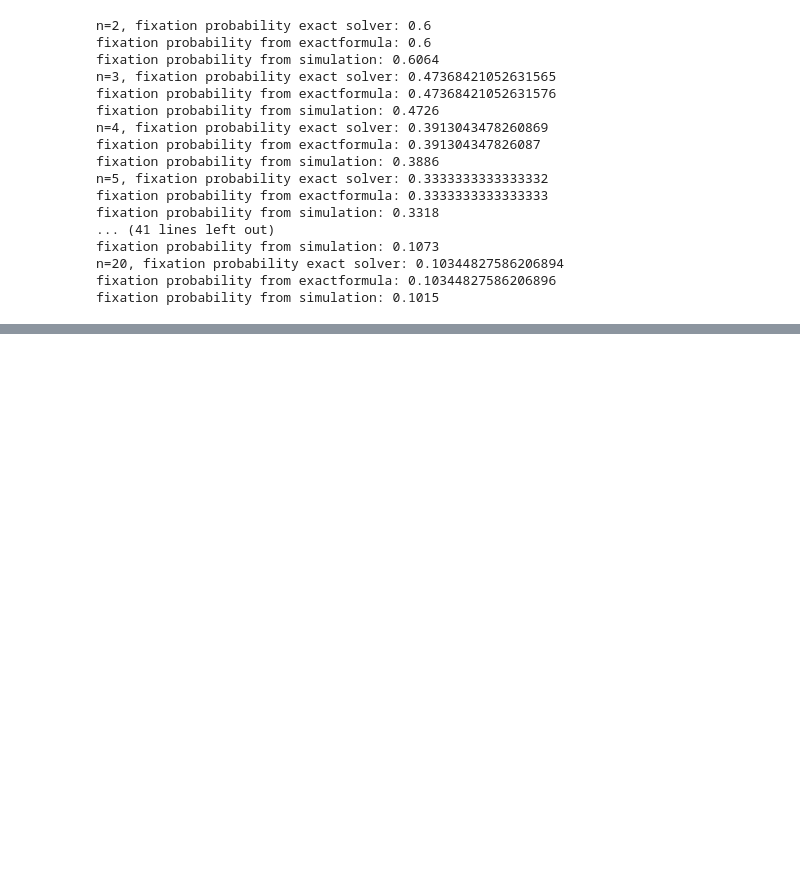
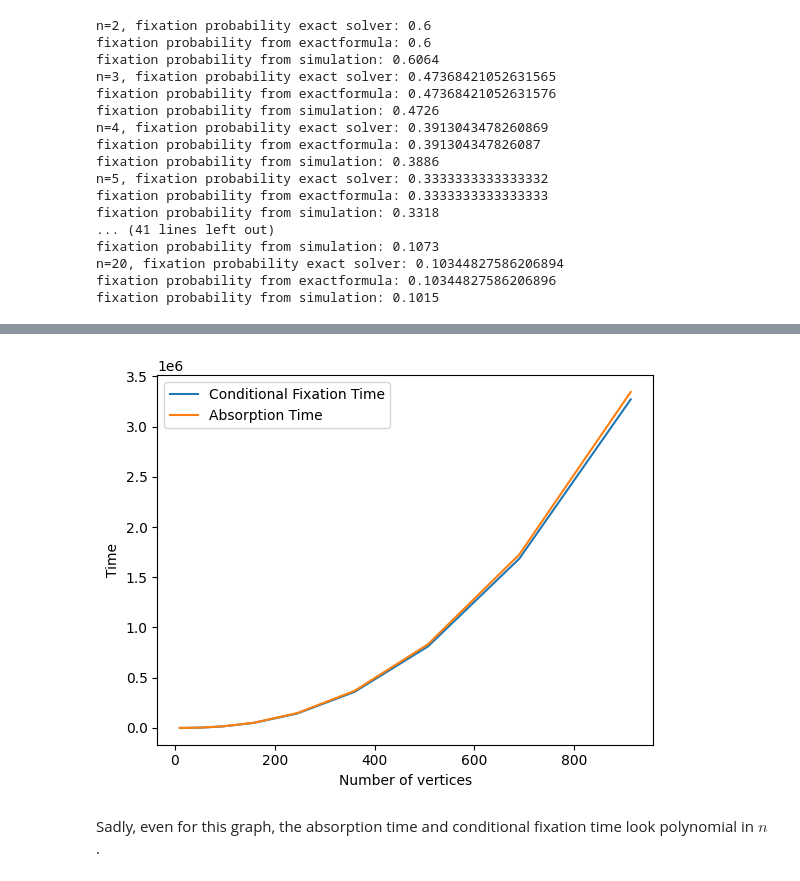
Before and after one commit to alickad/broadcast_moran, a Jupyter notebook: remarks.ipynb, the cells around one changed output, grey strips where cells are left out. Drawn from its saved outputs; the diff is of its cells as text; code cells hidden in the pictures; blank space fills up the shorter version.

```diff
--- a/remarks.ipynb
+++ b/remarks.ipynb
@@ -114,0 +123,39 @@ As we can see, the results are very close to the exact formula. The small differ
+# %%
+fixation_probabilities = []
+conditional_fixation_times = []
+absorption_times = []
+num_of_vertices = []
+
+for k in range(3, 22, 2):
+    spine = [i for i in range(-k//2, k//2 + 1)]
+    edges = [str(i) + " " + str(i + 1) for i in range(-k//2, k//2)]
+    legs = []
+    for x in spine:
+        c = k * x**3
+        for i in range(1, x**2 + 1):
+            edges.append(str(x) + " " + str(c + i))
+            legs.append(c + i)
+    mutants = []
+    for s in spine:
+        if s < 0:
+            mutants.append(s)
+    for l in legs:
+        if l < 0:
+            mutants.append(l)
+    graph = create_graph(edges = edges, initial_mutants = mutants, normalize = True)
+    results = solve(graph, mutant_fitness = 1.0)
+    fixation_probabilities.append(results.fixation_probability)
+    conditional_fixation_times.append(results.fixation_time)
+    absorption_times.append(results.absorption_time)
+    num_of_vertices.append(len(spine) + len(legs))
+
+plt.plot(num_of_vertices, conditional_fixation_times, label="Conditional Fixation Time")
+plt.plot(num_of_vertices, absorption_times, label="Absorption Time")
+plt.xlabel("Number of vertices")
+plt.ylabel("Time")
+plt.legend()
+plt.show()
+# %% [output]
+[figure, added]
+# %% [markdown]
+Sadly, even for this graph, the absorption time and conditional fixation time look polynomial in $n$.
```
Also changed, not shown: parts of 6 cells of this notebook.
